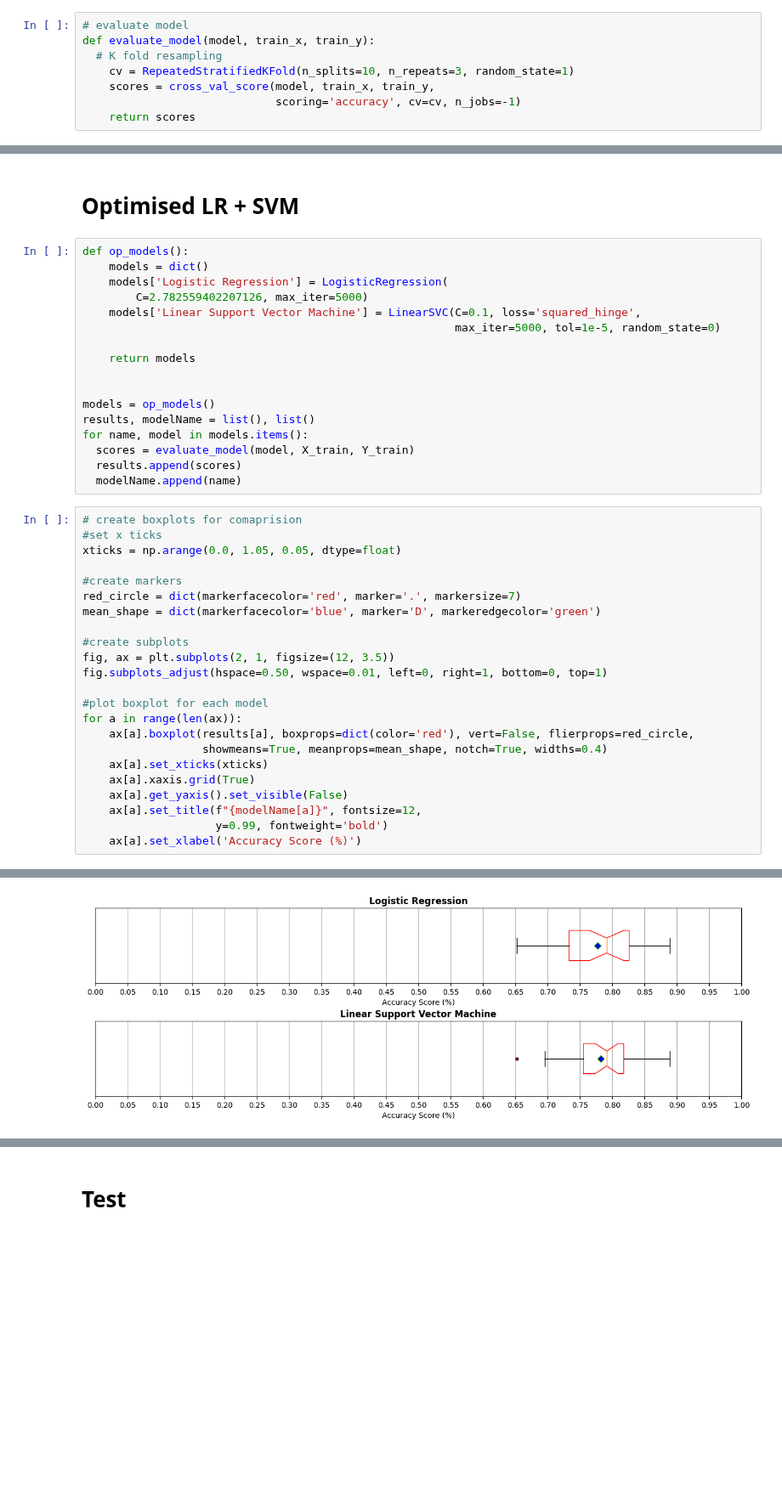
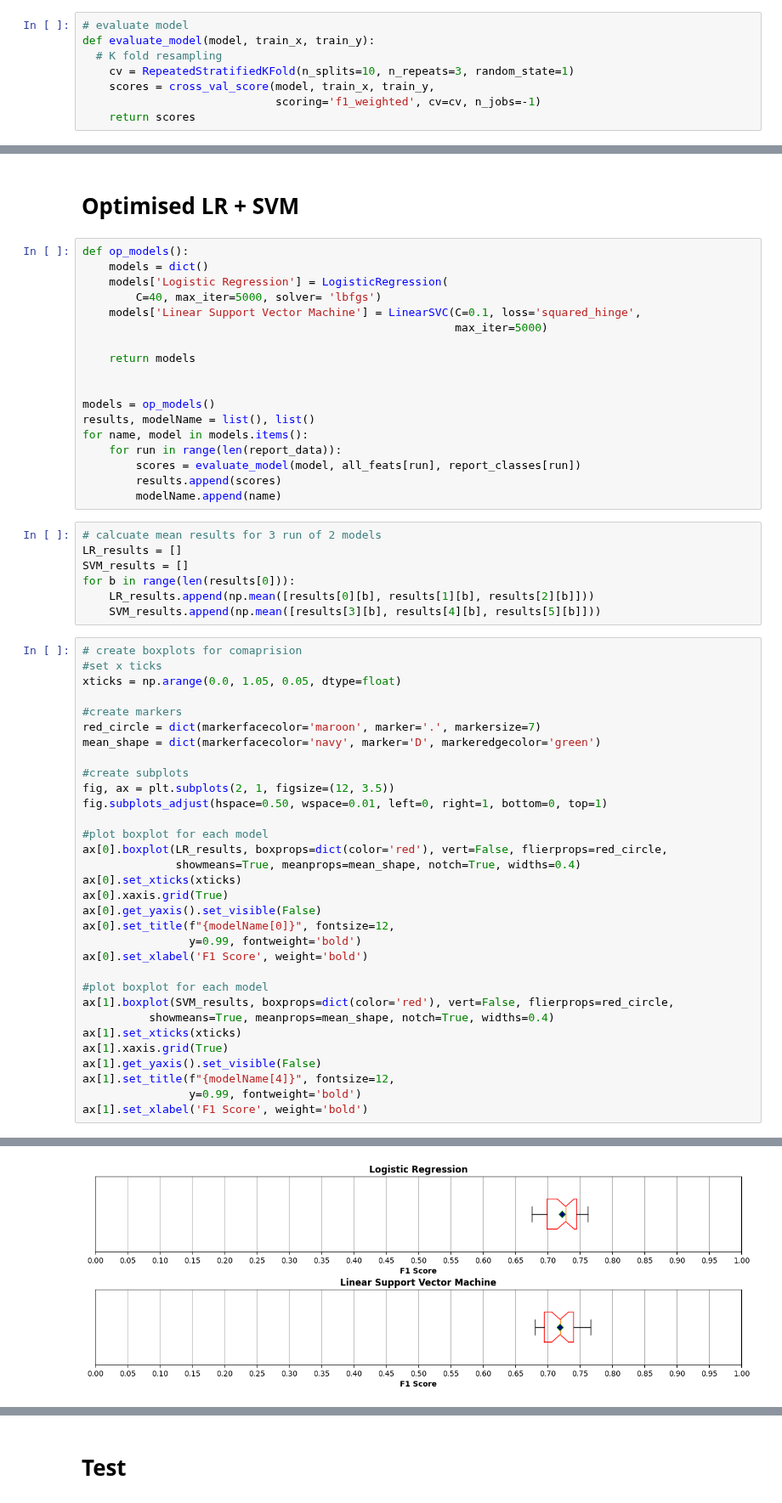
Before and after one commit to hippogriffi/CBIRS, a Jupyter notebook: App/Progs/demo_test.ipynb, the cells around one changed output, grey strips where cells are left out. Shown at 85% size. Saved outputs shown, nothing was run; the diff lists cells and outputs as text; blank space fills up the shorter version.

```diff
--- a/App/Progs/demo_test.ipynb
+++ b/App/Progs/demo_test.ipynb
@@ -683,5 +773,5 @@ def evaluate_model(model, train_x, train_y):
   # K fold resampling
 	cv = RepeatedStratifiedKFold(n_splits=10, n_repeats=3, random_state=1)
 	scores = cross_val_score(model, train_x, train_y,
-	                         scoring='accuracy', cv=cv, n_jobs=-1)
+	                         scoring='f1_weighted', cv=cv, n_jobs=-1)
 	return scores
@@ -1064,9 +1234,9 @@ flamingo_head       0.64      0.56      0.60        25
 def op_models():
     models = dict()
     models['Logistic Regression'] = LogisticRegression(
-        C=2.782559402207126, max_iter=5000)
+        C=40, max_iter=5000, solver= 'lbfgs')
     models['Linear Support Vector Machine'] = LinearSVC(C=0.1, loss='squared_hinge',
-                                                        max_iter=5000, tol=1e-5, random_state=0)
+                                                        max_iter=5000)
 
     return models
 
@@ -1074,30 +1244,47 @@ def op_models():
 models = op_models()
 results, modelName = list(), list()
 for name, model in models.items():
-  scores = evaluate_model(model, X_train, Y_train)
-  results.append(scores)
-  modelName.append(name)
+    for run in range(len(report_data)):
+        scores = evaluate_model(model, all_feats[run], report_classes[run])
+        results.append(scores)
+        modelName.append(name)
+# %%
+# calcuate mean results for 3 run of 2 models
+LR_results = []
+SVM_results = []
+for b in range(len(results[0])):
+    LR_results.append(np.mean([results[0][b], results[1][b], results[2][b]]))
+    SVM_results.append(np.mean([results[3][b], results[4][b], results[5][b]]))
 # %%
 # create boxplots for comaprision
 #set x ticks
 xticks = np.arange(0.0, 1.05, 0.05, dtype=float)
 
 #create markers
-red_circle = dict(markerfacecolor='red', marker='.', markersize=7)
-mean_shape = dict(markerfacecolor='blue', marker='D', markeredgecolor='green')
+red_circle = dict(markerfacecolor='maroon', marker='.', markersize=7)
+mean_shape = dict(markerfacecolor='navy', marker='D', markeredgecolor='green')
 
 #create subplots
 fig, ax = plt.subplots(2, 1, figsize=(12, 3.5))
 fig.subplots_adjust(hspace=0.50, wspace=0.01, left=0, right=1, bottom=0, top=1)
 
 #plot boxplot for each model
-for a in range(len(ax)):
-    ax[a].boxplot(results[a], boxprops=dict(color='red'), vert=False, flierprops=red_circle,
-                  showmeans=True, meanprops=mean_shape, notch=True, widths=0.4)
-    ax[a].set_xticks(xticks)
-    ax[a].xaxis.grid(True)
-    ax[a].get_yaxis().set_visible(False)
-    ax[a].set_title(f"{modelName[a]}", fontsize=12,
-                    y=0.99, fontweight='bold')
-    ax[a].set_xlabel('Accuracy Score (%)')
+ax[0].boxplot(LR_results, boxprops=dict(color='red'), vert=False, flierprops=red_circle,
+              showmeans=True, meanprops=mean_shape, notch=True, widths=0.4)
+ax[0].set_xticks(xticks)
+ax[0].xaxis.grid(True)
+ax[0].get_yaxis().set_visible(False)
+ax[0].set_title(f"{modelName[0]}", fontsize=12,
+                y=0.99, fontweight='bold')
+ax[0].set_xlabel('F1 Score', weight='bold')
+
+#plot boxplot for each model
+ax[1].boxplot(SVM_results, boxprops=dict(color='red'), vert=False, flierprops=red_circle,
+          showmeans=True, meanprops=mean_shape, notch=True, widths=0.4)
+ax[1].set_xticks(xticks)
+ax[1].xaxis.grid(True)
+ax[1].get_yaxis().set_visible(False)
+ax[1].set_title(f"{modelName[4]}", fontsize=12,
+                y=0.99, fontweight='bold')
+ax[1].set_xlabel('F1 Score', weight='bold')
 # %% [output]
@@ -1104 +1292 @@ for a in range(len(ax)):
-[figure, old version]
+[figure, new version]
```
Also changed, not shown: parts of 56 cells of this notebook, 3 other files.
